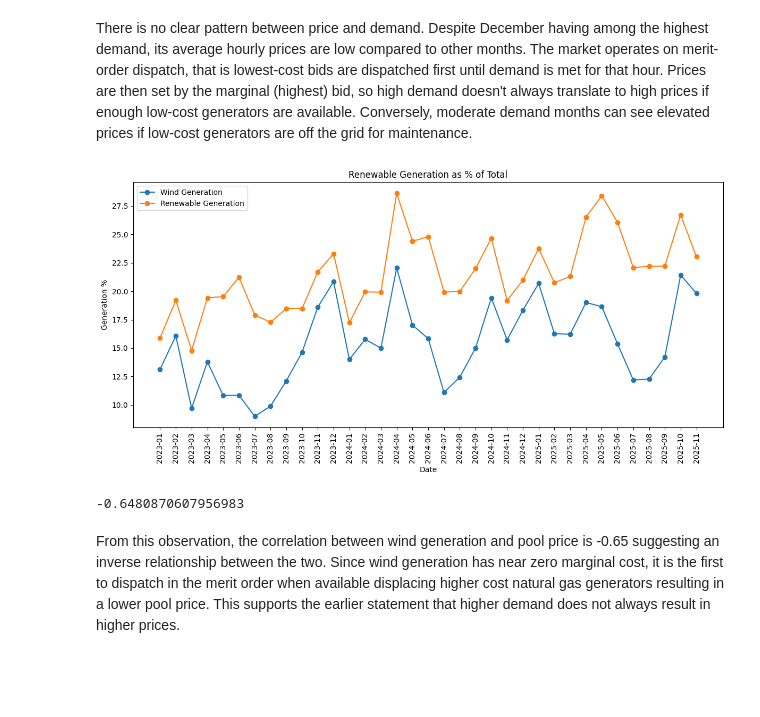
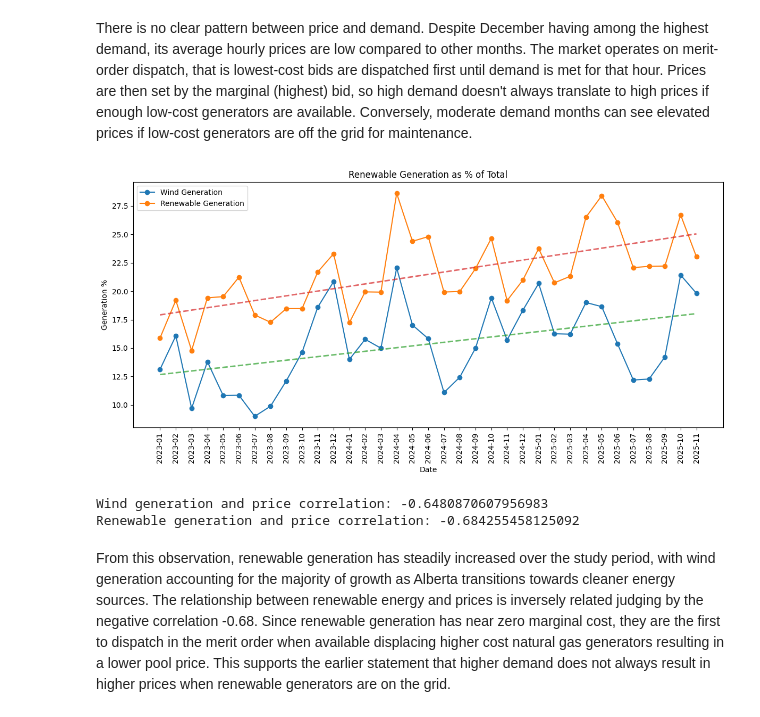
Before and after one commit to rchlmlngt/Alberta-Power-Market-Analysis, a Jupyter notebook: EDA.ipynb, the cells around one changed output. Cells and saved outputs as stored; diff of their text form; code cells hidden in the pictures; blank space fills up the shorter version.

```diff
--- a/EDA.ipynb
+++ b/EDA.ipynb
@@ -245,42 +247,54 @@ plt.show()
 There is no clear pattern between price and demand. Despite December having among the highest demand, its average hourly prices are low compared to other months. The market operates on merit-order dispatch, that is lowest-cost bids are dispatched first until demand is met for that hour. Prices are then set by the marginal (highest) bid, so high demand doesn't always translate to high prices if enough low-cost generators are available. Conversely, moderate demand months can see elevated prices if low-cost generators are off the grid for maintenance.
 # %%
 # Section 6: Relationship between price and renewable generation
-
+import pandas as pd
 pg = pd.read_csv('PowerGeneration2023-2025.csv')
 
 # Calculate renewable generation %
 wind_gen = (pg['Wind Turbine (MWh)']/pg['Total (MWh)'])*100
 ren_gen = ((pg['Hydraulic Turbine (MWh)'] + pg['Wind Turbine (MWh)'] + pg['Solar (MWh)'] )/pg['Total (MWh)'])*100
 
 # Plot renewable generation
 fig, ax = plt.subplots(figsize=(12,6))
 gen = pd.DataFrame({
     'Wind Generation' : wind_gen,
     'Renewable Generation' : ren_gen
 })
 gen.index = pg['Date']
 gen.plot(ax=ax, kind='line', marker='o')
+# Add trend lines
+import numpy as np
+x = np.arange(len(gen))
+for column in gen.columns:
+    z = np.polyfit(x, gen[column], 1)  # Linear fit
+    p = np.poly1d(z)
+    ax.plot(x, p(x), "--", linewidth=2, alpha=0.7, label=f'{column} Trend')
 plt.xlabel('Date')
 plt.ylabel('Generation %')
 plt.title('Renewable Generation as % of Total')
 plt.xticks(range(len(gen)), gen.index, rotation=90)
 plt.tight_layout()
 plt.show()
 
 # Correlation
 df_sum = pd.concat([df,df1,df2])
 monthy_avg_price = df_sum.groupby(df_sum['Date'].dt.to_period('M'))['Actual Posted Pool Price'].mean()
 monthy_avg_price = monthy_avg_price.iloc[:-1]
 
 # Create a dataframe to calculate correlation
 corr_df = pd.DataFrame({
     'Actual Posted Pool Price' : monthy_avg_price.values,
     'Wind Generation %' : wind_gen.values,
+    'Renewable Generation %' : ren_gen.values
 })
 correlation = corr_df['Actual Posted Pool Price'].corr(corr_df['Wind Generation %'])
-print(correlation)
+correlation1 = corr_df['Actual Posted Pool Price'].corr(corr_df['Renewable Generation %'])
+print('Wind generation and price correlation:', correlation)
+print('Renewable generation and price correlation:', correlation1)
 # %% [output]
-[figure, old version]
+[figure, new version]
--0.6480870607956983
+Wind generation and price correlation: -0.6480870607956983
+Renewable generation and price correlation: -0.684255458125092
 # %% [markdown]
-From this observation, the correlation between wind generation and pool price is -0.65 suggesting an inverse relationship between the two. Since wind generation has near zero marginal cost, it is the first to dispatch in the merit order when available displacing higher cost natural gas generators resulting in a lower pool price. This supports the earlier statement that higher demand does not always result in higher prices.
+From this observation, renewable generation has steadily increased over the study period, with wind generation accounting for the majority of growth as Alberta transitions towards cleaner energy sources. The relationship between renewable energy and prices is inversely related judging by the negative correlation -0.68.
+ Since renewable generation has near zero marginal cost, they are the first to dispatch in the merit order when available displacing higher cost natural gas generators resulting in a lower pool price. This supports the earlier statement that higher demand does not always result in higher prices when renewable generators are on the grid.
```
Also changed, not shown: parts of 2 cells of this notebook.
